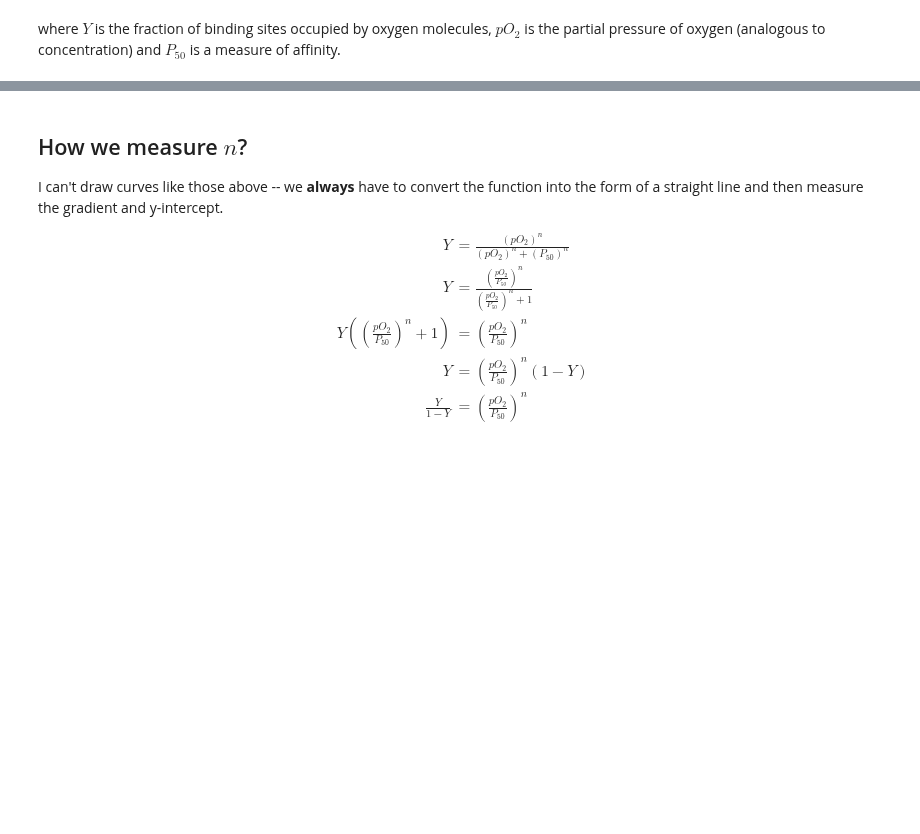
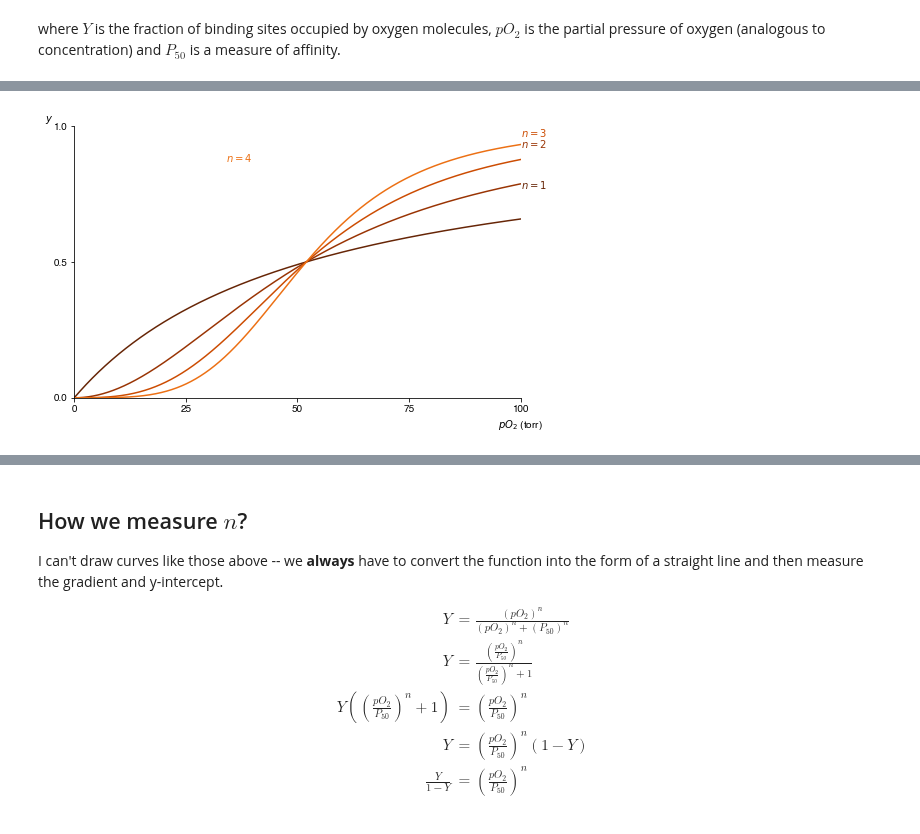
Before and after one commit to philipwfowler/quantitative_biochemistry, a Jupyter notebook: quantitative_biochemistry/Lecture-00-Hemoglobin.ipynb, the cells around one changed output, grey strips where cells are left out. Cells and saved outputs as stored; diff of their text form; code cells hidden in the pictures; blank space fills up the shorter version.

```diff
--- a/quantitative_biochemistry/Lecture-00-Hemoglobin.ipynb
+++ b/quantitative_biochemistry/Lecture-00-Hemoglobin.ipynb
@@ -97,3 +96,44 @@ code_toggle()
 # %% [output]
 [figure]
 [interactive output not drawn]
+# %%
+x = numpy.linspace(0, 100, 5000)
+
+fig,axis=plt.subplots(nrows=1,ncols=1,figsize=(8,5))
+
+axis.set_xlim([0,100])
+axis.set_ylim([0.0,1.0])
+axis.set_xticks([0,25,50,75,100])
+axis.set_yticks([0,0.5,1])
+axis.set_xlabel('$pO_2$ (torr)',x=1)
+axis.set_ylabel('$y$',rotation=0,y=1)
+axis.spines['left'].set_position('zero')
+axis.spines['right'].set_color('none')
+axis.spines['bottom'].set_position('zero')
+axis.spines['top'].set_color('none')
+p50=52
+
+n=1
+y1 = (x**n)/((x**n)+(p50**n))
+axis.plot(x, y1,'#662506')
+axis.annotate('$n=1$',xy=(100,0.77),c='#662506',ha='left')
+
+n=2
+y = (x**n)/((x**n)+(p50**n))
+axis.plot(x, y,'#993404')
+axis.annotate('$n=2$',xy=(100,0.92),c='#993404',ha='left')
+
+n=3
+y3 = (x**n)/((x**n)+(p50**n))
+axis.plot(x, y3,'#cc4c02')
+axis.annotate('$n=3$',xy=(100,0.96),c='#cc4c02',ha='left')
+
+n=4
+y4 = (x**n)/((x**n)+(p50**n))
+axis.plot(x, y4,'#ec7014')
+axis.annotate('$n=4$',xy=(40,0.87),c='#ec7014',ha='right')
+
+plt.show()
+code_toggle()
+# %% [output]
+[figure, added]
```
Also changed, not shown: parts of 2 cells of this notebook.
